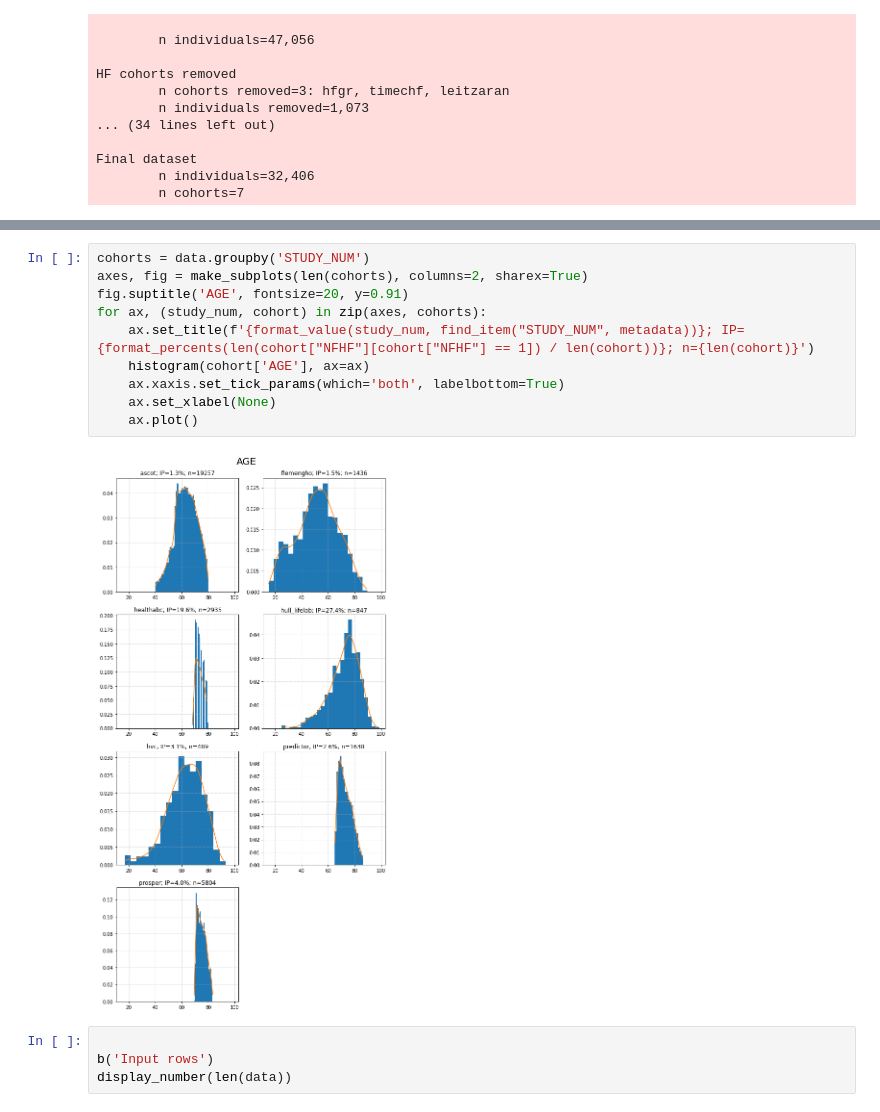
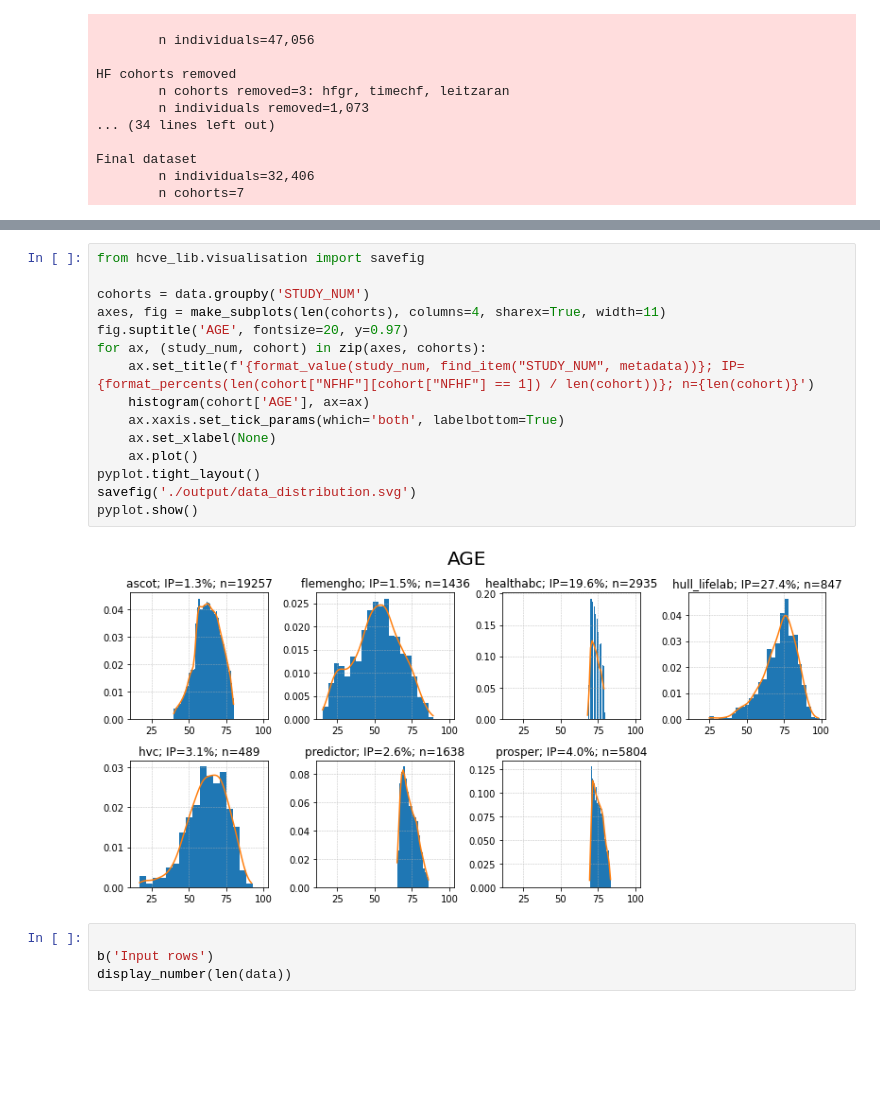
Before and after one commit to harel-coffee/incidence-hf-auto, a Jupyter notebook: eda.ipynb, the cells around one changed output, grey strips where cells are left out. Drawn from its saved outputs; the diff is of its cells as text; blank space fills up the shorter version.

```diff
--- a/eda.ipynb
+++ b/eda.ipynb
@@ -81,17 +81,22 @@ for column, missing_percent in missing:
 0.0%   [FCV]: Cardiovascular death
 0.0%   [NFHF]: Non-fatal heart failure
 # %%
+from hcve_lib.visualisation import savefig
+
 cohorts = data.groupby('STUDY_NUM')
-axes, fig = make_subplots(len(cohorts), columns=2, sharex=True)
-fig.suptitle('AGE', fontsize=20, y=0.91)
+axes, fig = make_subplots(len(cohorts), columns=4, sharex=True, width=11)
+fig.suptitle('AGE', fontsize=20, y=0.97)
 for ax, (study_num, cohort) in zip(axes, cohorts):
     ax.set_title(f'{format_value(study_num, find_item("STUDY_NUM", metadata))}; IP={format_percents(len(cohort["NFHF"][cohort["NFHF"] == 1]) / len(cohort))}; n={len(cohort)}')
     histogram(cohort['AGE'], ax=ax)
     ax.xaxis.set_tick_params(which='both', labelbottom=True)
     ax.set_xlabel(None)
     ax.plot()
+pyplot.tight_layout()
+savefig('./output/data_distribution.svg')
+pyplot.show()
 # %% [output]
-[figure, old version]
+[figure, new version]
 # %%
 
 b('Input rows')
```
Also changed, not shown: parts of 1 cell of this notebook, 21 other files.
